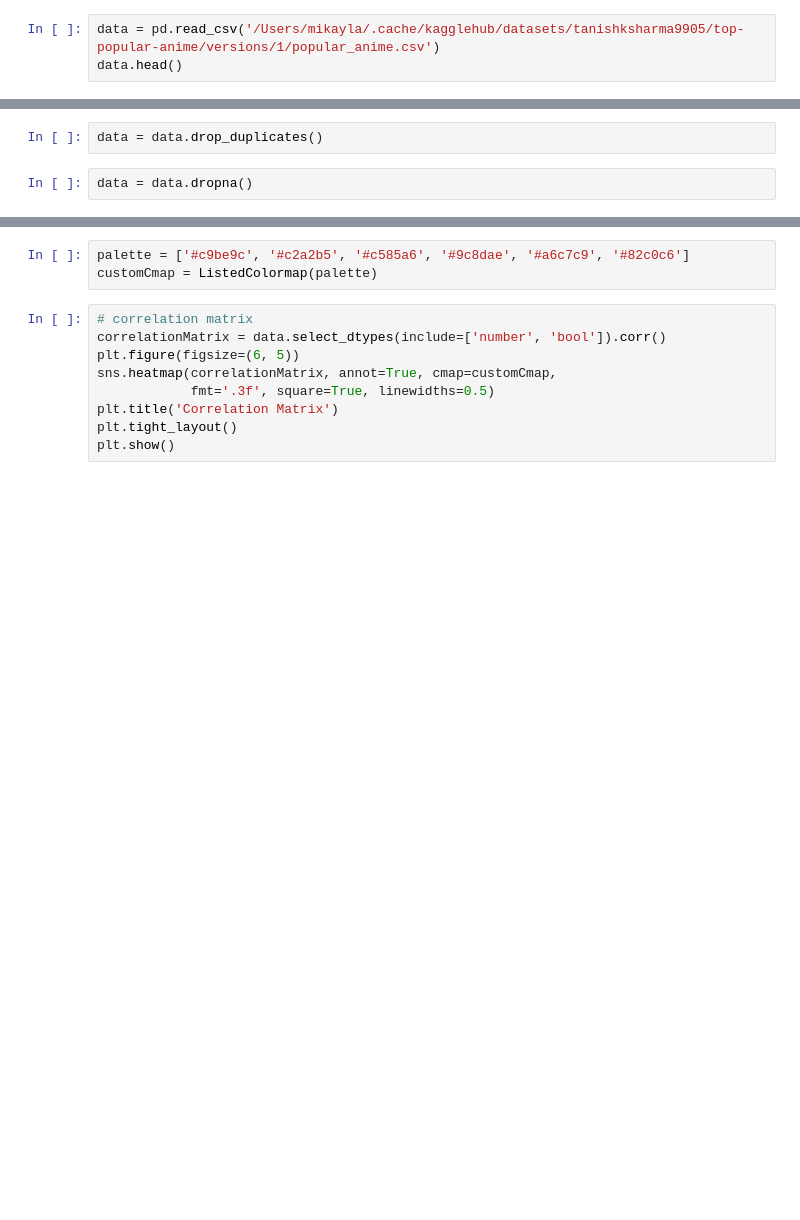
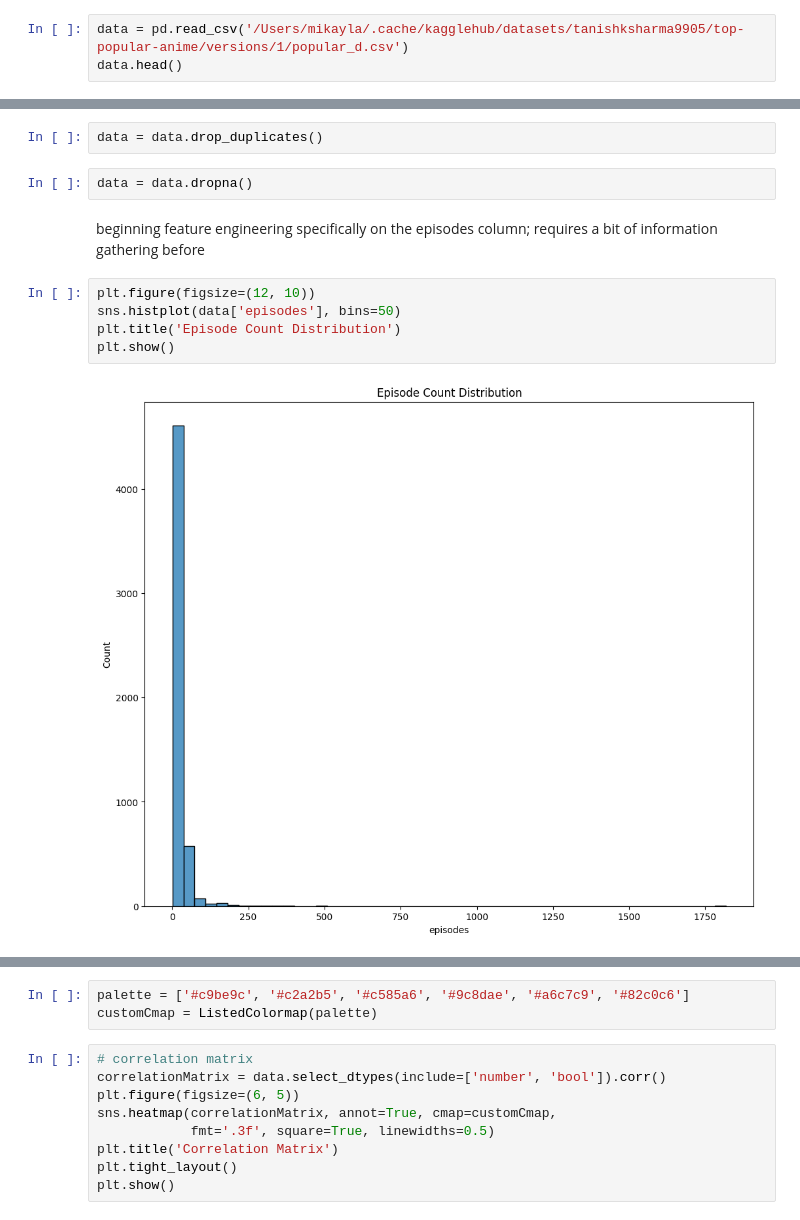
Before and after one commit to Mikayla-ds2/constellation-anime, a Jupyter notebook: data.ipynb, the cells around one changed output, grey strips where cells are left out. Cells and saved outputs as stored; diff of their text form; blank space fills up the shorter version.

Commit message:
did some visualization & feature eningeering; next will be exploding genre, studio, and producer columns & setting up distinct sql tables for continued analysis

```diff
--- a/data.ipynb
+++ b/data.ipynb
@@ -24,7 +24,7 @@ print("File exists?", os.path.exists(file))
 Looking for file: /Users/mikayla/.cache/kagglehub/datasets/tanishksharma9905/top-popular-anime/versions/1/popular_anime.csv
 File exists? True
 # %%
-data = pd.read_csv('/Users/mikayla/.cache/kagglehub/datasets/tanishksharma9905/top-popular-anime/versions/1/popular_anime.csv')
+data = pd.read_csv('/Users/mikayla/.cache/kagglehub/datasets/tanishksharma9905/top-popular-anime/versions/1/popular_d.csv')
 data.head()
 # %% [output]
 |  | id | name | genres | type | episodes | status | aired_from | aired_to | duration_per_ep | score | ... |
@@ -131,3 +127,12 @@ data.describe()
 data = data.drop_duplicates()
 # %%
 data = data.dropna()
+# %% [markdown]
+beginning feature engineering specifically on the episodes column; requires a bit of information gathering before
+# %%
+plt.figure(figsize=(12, 10))
+sns.histplot(data['episodes'], bins=50)
+plt.title('Episode Count Distribution')
+plt.show()
+# %% [output]
+[figure, added]
```
Also changed, not shown: parts of 8 cells of this notebook, 2 other files.
